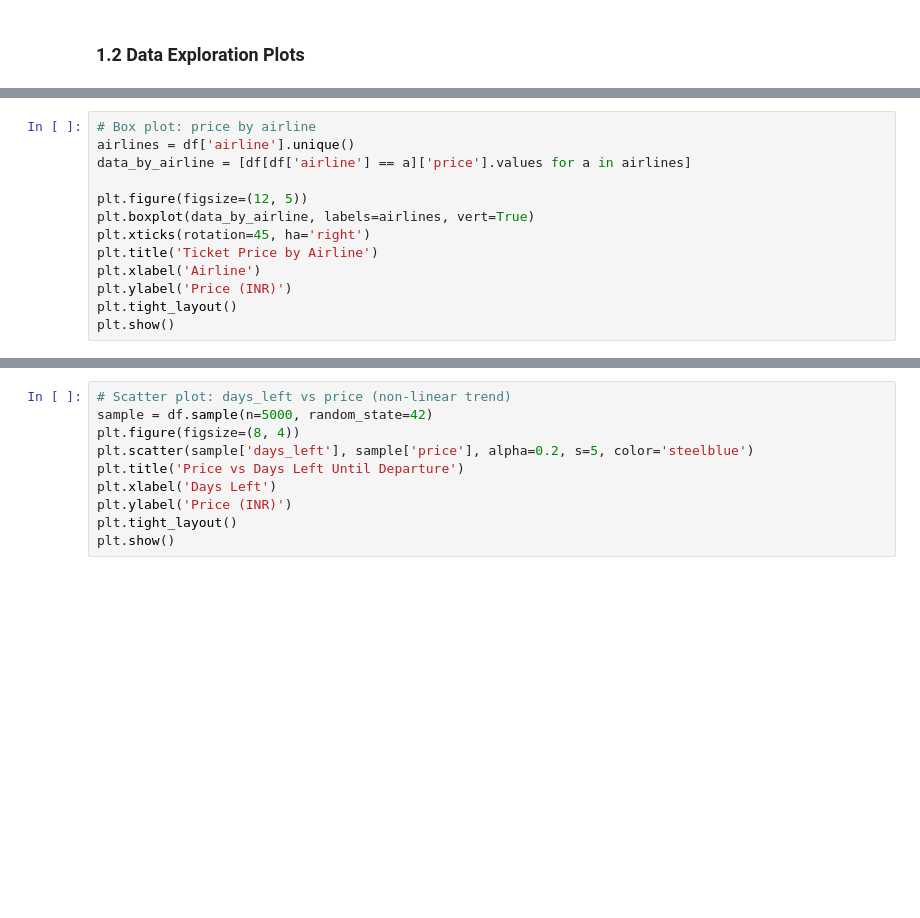
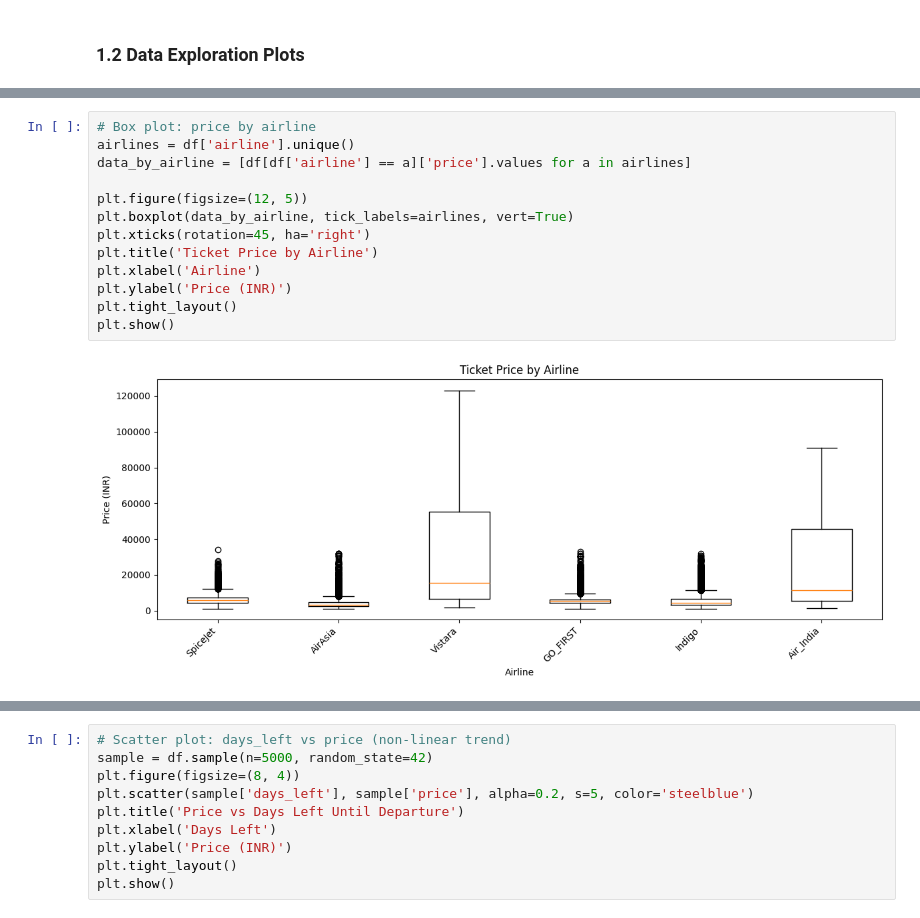
Before and after one commit to OrchidRLan/TravelWatchAI, a Jupyter notebook: notebooks/travelwatchai.ipynb, the cells around one changed output, grey strips where cells are left out. Drawn from its saved outputs; the diff is of its cells as text; blank space fills up the shorter version.

```diff
--- a/notebooks/travelwatchai.ipynb
+++ b/notebooks/travelwatchai.ipynb
@@ -57,16 +116,18 @@ plt.show()
 # %%
 # Box plot: price by airline
 airlines = df['airline'].unique()
 data_by_airline = [df[df['airline'] == a]['price'].values for a in airlines]
 
 plt.figure(figsize=(12, 5))
-plt.boxplot(data_by_airline, labels=airlines, vert=True)
+plt.boxplot(data_by_airline, tick_labels=airlines, vert=True)
 plt.xticks(rotation=45, ha='right')
 plt.title('Ticket Price by Airline')
 plt.xlabel('Airline')
 plt.ylabel('Price (INR)')
 plt.tight_layout()
 plt.show()
+# %% [output]
+[figure, added]
 # %%
 # Box plot: price by class
 classes = df['class'].unique()
```
Also changed, not shown: parts of 7 cells of this notebook, 1 other file.
